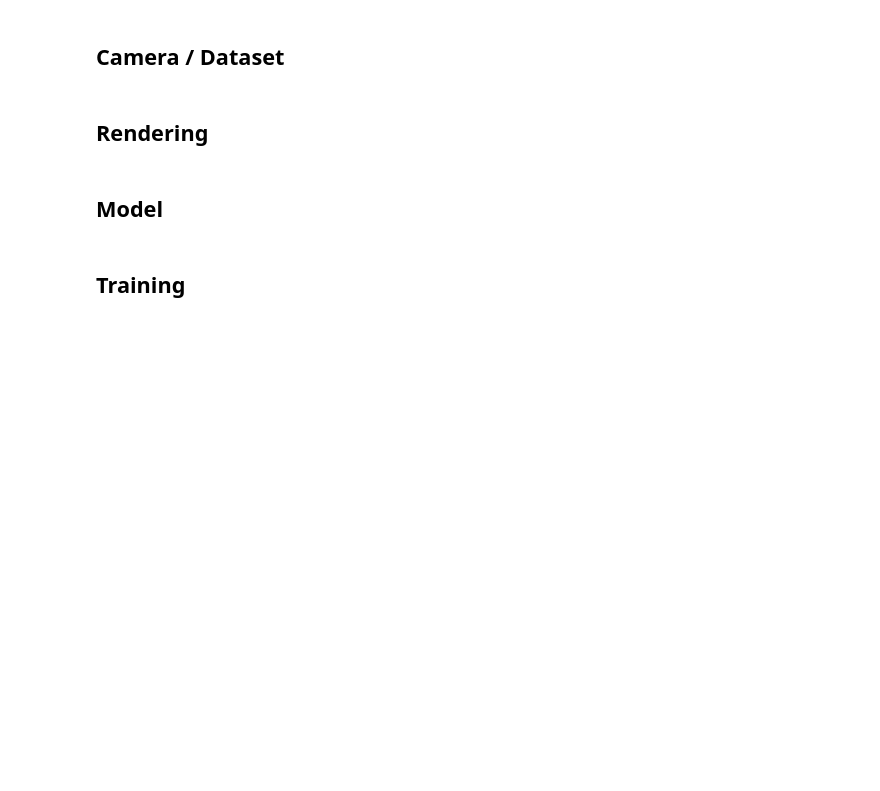
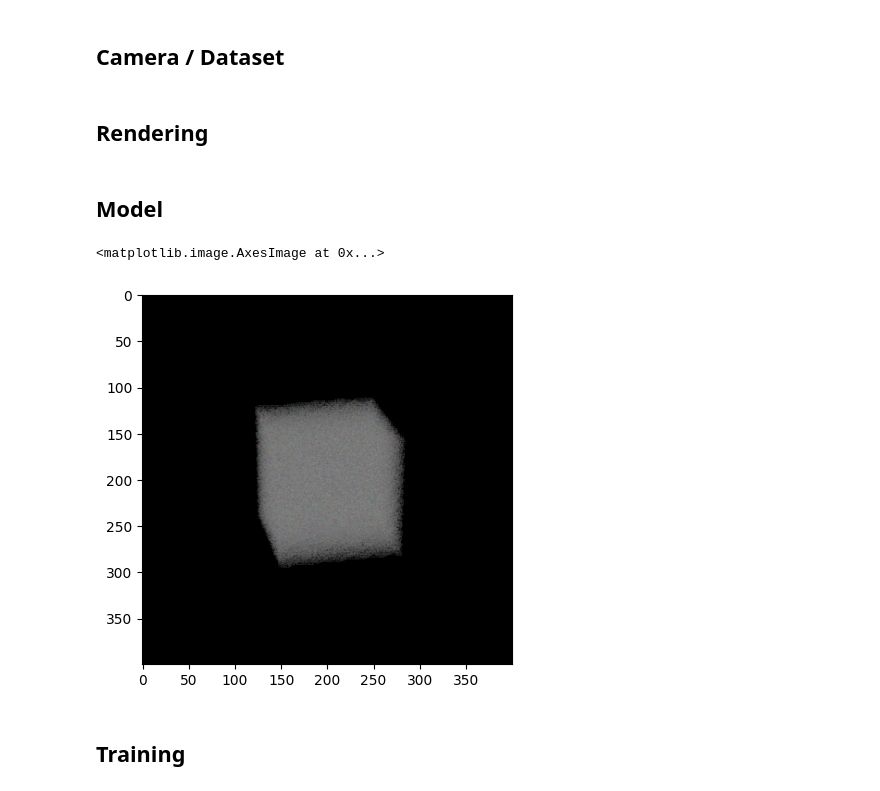
Before and after one commit to aalmada/LearningPyTorch, a Jupyter notebook: Udemy/Neural Radiance Fields (NeRF)/05 - Voxel Reconstruction.ipynb, the cells around one changed output. Cells and saved outputs as stored; diff of their text form; code cells hidden in the pictures; blank space fills up the shorter version.

Commit message:
Voxel reconstruction

```diff
--- a/Udemy/Neural Radiance Fields (NeRF)/05 - Voxel Reconstruction.ipynb
+++ b/Udemy/Neural Radiance Fields (NeRF)/05 - Voxel Reconstruction.ipynb
@@ -25,5 +29,46 @@ test_origins, test_directions, test_target_pixel_values = get_rays('fox', mode='
 ## Rendering
 # %% [markdown]
 ## Model
+# %%
+class Voxels(nn.Module):
+
+    def __init__(self, number_voxels=100, scale=1, device='cpu'):
+        super(Voxels, self).__init__()
+
+        self.voxels = torch.nn.Parameter(torch.rand((number_voxels, number_voxels, number_voxels, 4), device = device, requires_grad=True))
+
+        self.number_voxels = number_voxels
+        self.device = device
+        self.scale = scale
+
+    def forward(self, xyz):
+
+        x = xyz[:, 0]
+        y = xyz[:, 1]
+        z = xyz[:, 2]
+
+        cond = (x.abs() < (self.scale / 2)) & (y.abs() < (self.scale / 2)) & (z.abs() < (self.scale / 2))
+
+        index_x = (x[cond] / ((self.scale / self.number_voxels)) + self.number_voxels / 2).type(torch.long)
+        index_y = (y[cond] / ((self.scale / self.number_voxels)) + self.number_voxels / 2).type(torch.long)
+        index_z = (z[cond] / ((self.scale / self.number_voxels)) + self.number_voxels / 2).type(torch.long)
+
+        colors_and_density = torch.zeros((xyz.shape[0], 4))
+        colors_and_density[cond, :3] = self.voxels[index_x, index_y, index_z, :3]
+        colors_and_density[cond, -1] = self.voxels[index_x, index_y, index_z, -1]
+
+        return torch.sigmoid(colors_and_density[:, :3]), torch.relu(colors_and_density[:, -1:])
+
+    def intersect(self, x):
+        return self.forward(x)
+# %%
+model = Voxels(scale=1.)
+# %%
+image = rendering(model, torch.from_numpy(train_origins[0]), torch.from_numpy(train_directions[0]), 8, 12)
+# %%
+plt.imshow(image.reshape(400, 400, 3).data.cpu().numpy())
+# %% [output]
+<matplotlib.image.AxesImage at 0x...>
+[figure, added]
 # %% [markdown]
 ## Training
```
Also changed, not shown: parts of 1 cell of this notebook, 3 other files.
